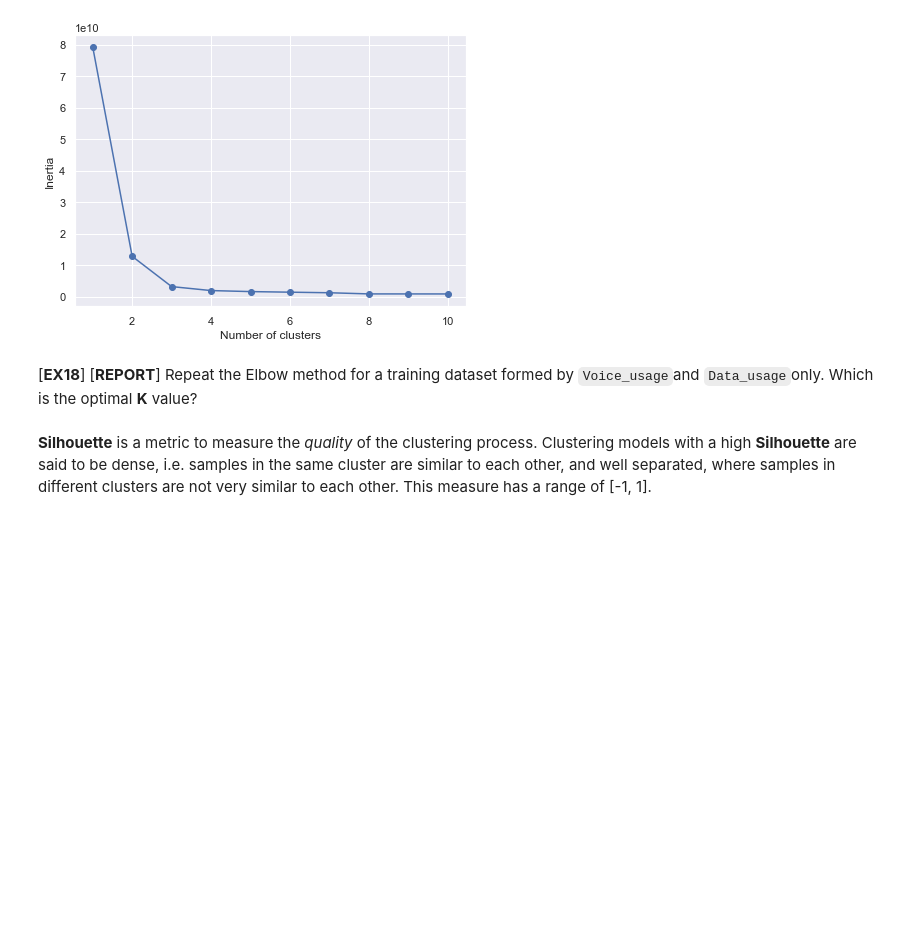
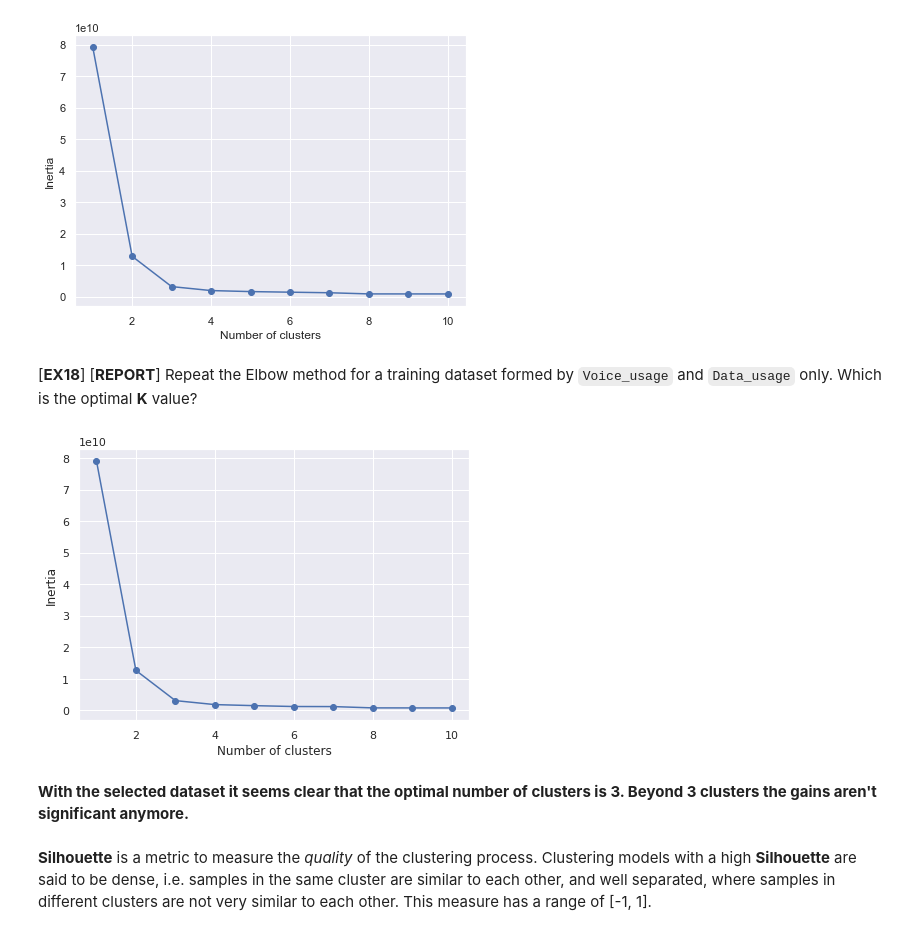
Before and after one commit to Alejandro-FA/UPF-Machine_Learning, a Jupyter notebook: Project-1/P01_Clustering students.ipynb, the cells around one changed output. Saved outputs shown, nothing was run; the diff lists cells and outputs as text; code cells hidden in the pictures; blank space fills up the shorter version.

```diff
--- a/Project-1/P01_Clustering students.ipynb
+++ b/Project-1/P01_Clustering students.ipynb
@@ -907,7 +907,30 @@ plt.show()
 # %% [output]
 [figure]
 # %% [markdown]
-[**EX18**] [**REPORT**] Repeat the Elbow method for a training dataset formed by `Voice_usage`and `Data_usage`only. Which is the optimal **K** value?
+[**EX18**] [**REPORT**] Repeat the Elbow method for a training dataset formed by `Voice_usage` and `Data_usage` only. Which is the optimal **K** value?
+# %%
+# Selection of the dataset
+training_dt = customer_dt_summary[['Voice_usage', 'Data_usage']]
+inertia = []
+# Calculate the Kmeans from K=1 to 10
+for i in range(1, 11):
+    km = KMeans(
+        n_clusters=i, init='random',
+        n_init=10, max_iter=10,
+        tol=1e-04, random_state=0
+    )
+    km.fit(training_dt)
+    inertia.append(km.inertia_)
+
+# plot
+plt.plot(range(1, 11), inertia, marker='o')
+plt.xlabel('Number of clusters')
+plt.ylabel('Inertia')
+plt.show()
+# %% [output]
+[figure, added]
+# %% [markdown]
+**With the selected dataset it seems clear that the optimal number of clusters is 3. Beyond 3 clusters the gains aren't significant anymore.**
 # %% [markdown]
 **Silhouette** is a metric to measure the *quality* of the clustering process. Clustering models with a high **Silhouette** are said to be dense, i.e. samples in the same cluster are similar to each other, and well separated, where samples in different clusters are not very similar to each other. This measure has a range of [-1, 1].
 # %% [markdown]
```
Also changed, not shown: parts of 1 cell of this notebook.
